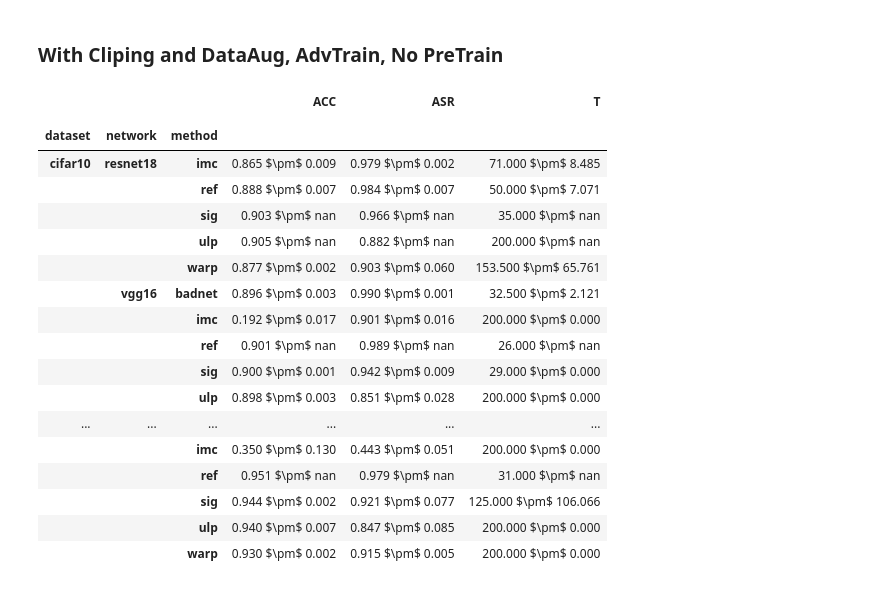
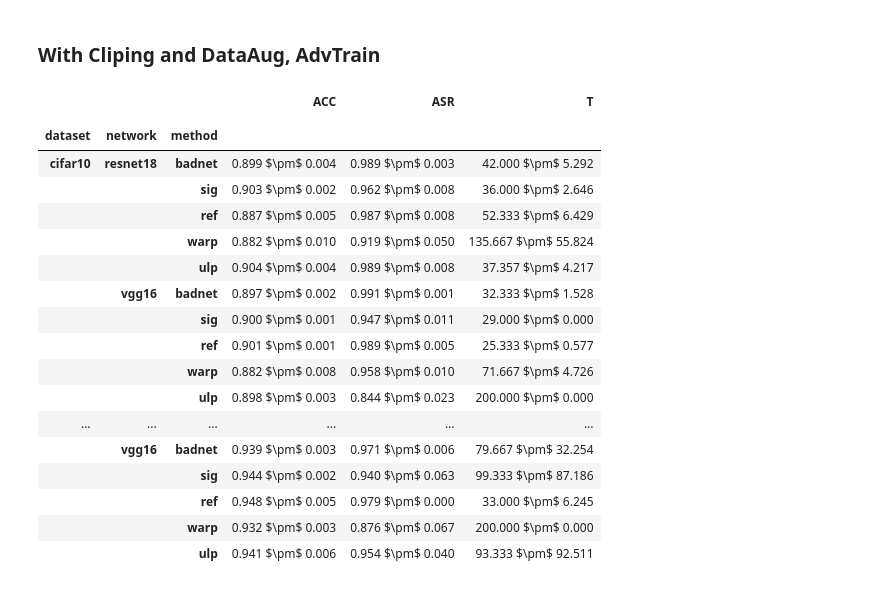
Before and after one commit to TrellixVulnTeam/UAPAttack_Y7IH, a Jupyter notebook: notebook/Experiment_Log_Process.ipynb, the cells around one changed output. Drawn from its saved outputs; the diff is of its cells as text; code cells hidden in the pictures.

```diff
--- a/notebook/Experiment_Log_Process.ipynb
+++ b/notebook/Experiment_Log_Process.ipynb
@@ -18,7 +18,7 @@ dataset_list = ['cifar10', 'gtsrb', 'imagenet']
 method_list  = ['badnet', 'sig', 'ref', 'warp', 'imc', 'ulp']
 seed_list    = [77, 78, 79]
 
-field_list   = ['dataset', 'network', 'method', 'seed', 'use_clip', 'use_transform', 'use_advtrain', 'use_pretrain']
+field_list   = ['dataset', 'network', 'method', 'seed', 'use_clip', 'use_transform', 'use_advtrain']
 
 cmap = {'badnet':'black', 'sig':'yellow', 'ref':'green', 'warp':'orange', 'imc':'red', 'ulp':'blue'}
 smap = {'badnet':'o', 'sig':'*', 'ref':'.', 'warp':'x', 'imc':'+', 'ulp':'D'}
@@ -54,7 +54,6 @@ for combo in product(method_list, dataset_list, network_list):
         if n_epochs < 80:
             continue
 
-
         res_dict_raw['dataset'].append(dataset)
         res_dict_raw['network'].append(network)
         res_dict_raw['method'].append(method)
@@ -71,6 +70,6 @@ for combo in product(method_list, dataset_list, network_list):
         cond = (np.array(result['test_troj_acc']) >= asr_thresh) & (np.array(result['test_clean_acc']) >= acc_thresh)
 
         res_dict_raw['t'].append(np.where(cond==True)[0].min() if sum(cond)>0 else n_epochs)
+
+res_dict = pd.DataFrame(res_dict_raw).groupby(field_list).first().reset_index()
-# %%
-res_dict = pd.DataFrame(res_dict_raw).groupby(by=field_list).first().reset_index()
 # %% [markdown]
@@ -384,33 +390,33 @@ cmd_list
 # %% [markdown]
-### With Cliping and DataAug, AdvTrain, No PreTrain
+### With Cliping and DataAug, AdvTrain
 # %%
-agg_dict = res_dict.loc[((res_dict['use_clip']) & (res_dict['use_transform']) & (res_dict['use_advtrain']) & (~res_dict['use_pretrain']))]
+agg_dict = res_dict.loc[((res_dict['use_clip']) & (res_dict['use_transform']) & (res_dict['use_advtrain']))]
 agg_dict = agg_dict[['dataset', 'network', 'method', 'acc', 'asr', 't']].groupby(by=['dataset', 'network', 'method']).agg(func=['mean', 'std'])
 agg_dict['ACC'] = agg_dict['acc']['mean'].round(3).apply(lambda x: '{:,.3f}'.format(x)).astype('str') + r' $\pm$ ' + agg_dict['acc']['std'].round(3).apply(lambda x: '{:,.3f}'.format(x)).astype('str')
 agg_dict['ASR'] = agg_dict['asr']['mean'].round(3).apply(lambda x: '{:,.3f}'.format(x)).astype('str') + r' $\pm$ ' + agg_dict['asr']['std'].round(3).apply(lambda x: '{:,.3f}'.format(x)).astype('str')
 agg_dict['T'] =agg_dict['t']['mean'].round(3).apply(lambda x: '{:,.3f}'.format(x)).astype('str') + r' $\pm$ ' + agg_dict['t']['std'].round(3).apply(lambda x: '{:,.3f}'.format(x)).astype('str')
 agg_dict[['ACC', 'ASR', 'T']].columns = ['ACC', 'ASR', 'T']
-agg_dict[['ACC', 'ASR', 'T']]
+agg_dict[['ACC', 'ASR', 'T']].loc[['cifar10', 'gtsrb'], ['resnet18', 'vgg16'], ['badnet', 'sig', 'ref', 'warp', 'imc', 'ulp'], :]
 # %% [output]
 |  |  |  | ACC | ASR | T |
 |  |  |  |  |  |  |
 | dataset | network | method |  |  |  |
-| cifar10 | resnet18 | imc | 0.865 $\pm$ 0.009 | 0.979 $\pm$ 0.002 | 71.000 $\pm$ 8.485 |
-|  |  | ref | 0.888 $\pm$ 0.007 | 0.984 $\pm$ 0.007 | 50.000 $\pm$ 7.071 |
-|  |  | sig | 0.903 $\pm$ nan | 0.966 $\pm$ nan | 35.000 $\pm$ nan |
-|  |  | ulp | 0.905 $\pm$ nan | 0.882 $\pm$ nan | 200.000 $\pm$ nan |
-|  |  | warp | 0.877 $\pm$ 0.002 | 0.903 $\pm$ 0.060 | 153.500 $\pm$ 65.761 |
-|  | vgg16 | badnet | 0.896 $\pm$ 0.003 | 0.990 $\pm$ 0.001 | 32.500 $\pm$ 2.121 |
-|  |  | imc | 0.192 $\pm$ 0.017 | 0.901 $\pm$ 0.016 | 200.000 $\pm$ 0.000 |
-|  |  | ref | 0.901 $\pm$ nan | 0.989 $\pm$ nan | 26.000 $\pm$ nan |
-|  |  | sig | 0.900 $\pm$ 0.001 | 0.942 $\pm$ 0.009 | 29.000 $\pm$ 0.000 |
-|  |  | ulp | 0.898 $\pm$ 0.003 | 0.851 $\pm$ 0.028 | 200.000 $\pm$ 0.000 |
+| cifar10 | resnet18 | badnet | 0.899 $\pm$ 0.004 | 0.989 $\pm$ 0.003 | 42.000 $\pm$ 5.292 |
+|  |  | sig | 0.903 $\pm$ 0.002 | 0.962 $\pm$ 0.008 | 36.000 $\pm$ 2.646 |
+|  |  | ref | 0.887 $\pm$ 0.005 | 0.987 $\pm$ 0.008 | 52.333 $\pm$ 6.429 |
+|  |  | warp | 0.882 $\pm$ 0.010 | 0.919 $\pm$ 0.050 | 135.667 $\pm$ 55.824 |
+|  |  | ulp | 0.904 $\pm$ 0.004 | 0.989 $\pm$ 0.008 | 37.357 $\pm$ 4.217 |
+|  | vgg16 | badnet | 0.897 $\pm$ 0.002 | 0.991 $\pm$ 0.001 | 32.333 $\pm$ 1.528 |
+|  |  | sig | 0.900 $\pm$ 0.001 | 0.947 $\pm$ 0.011 | 29.000 $\pm$ 0.000 |
+|  |  | ref | 0.901 $\pm$ 0.001 | 0.989 $\pm$ 0.005 | 25.333 $\pm$ 0.577 |
+|  |  | warp | 0.882 $\pm$ 0.008 | 0.958 $\pm$ 0.010 | 71.667 $\pm$ 4.726 |
+|  |  | ulp | 0.898 $\pm$ 0.003 | 0.844 $\pm$ 0.023 | 200.000 $\pm$ 0.000 |
 | ... | ... | ... | ... | ... | ... |
-|  |  | imc | 0.350 $\pm$ 0.130 | 0.443 $\pm$ 0.051 | 200.000 $\pm$ 0.000 |
-|  |  | ref | 0.951 $\pm$ nan | 0.979 $\pm$ nan | 31.000 $\pm$ nan |
-|  |  | sig | 0.944 $\pm$ 0.002 | 0.921 $\pm$ 0.077 | 125.000 $\pm$ 106.066 |
-|  |  | ulp | 0.940 $\pm$ 0.007 | 0.847 $\pm$ 0.085 | 200.000 $\pm$ 0.000 |
-|  |  | warp | 0.930 $\pm$ 0.002 | 0.915 $\pm$ 0.005 | 200.000 $\pm$ 0.000 |
+|  | vgg16 | badnet | 0.939 $\pm$ 0.003 | 0.971 $\pm$ 0.006 | 79.667 $\pm$ 32.254 |
+|  |  | sig | 0.944 $\pm$ 0.002 | 0.940 $\pm$ 0.063 | 99.333 $\pm$ 87.186 |
+|  |  | ref | 0.948 $\pm$ 0.005 | 0.979 $\pm$ 0.000 | 33.000 $\pm$ 6.245 |
+|  |  | warp | 0.932 $\pm$ 0.003 | 0.876 $\pm$ 0.067 | 200.000 $\pm$ 0.000 |
+|  |  | ulp | 0.941 $\pm$ 0.006 | 0.954 $\pm$ 0.040 | 93.333 $\pm$ 92.511 |
 # %%
 # write missing cmd to a tmp file
 
```
Also changed, not shown: parts of 13 cells of this notebook, 12 other files.
